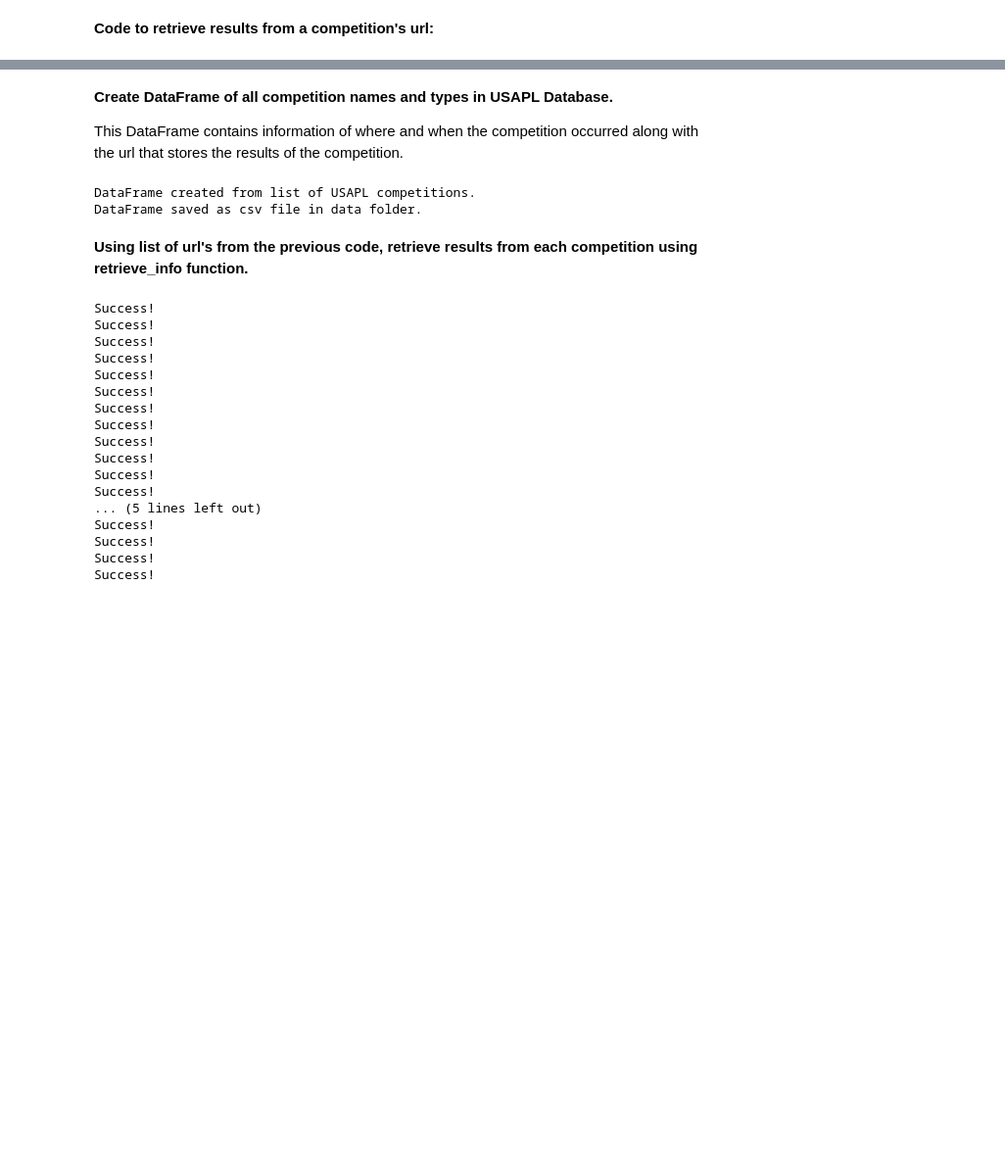
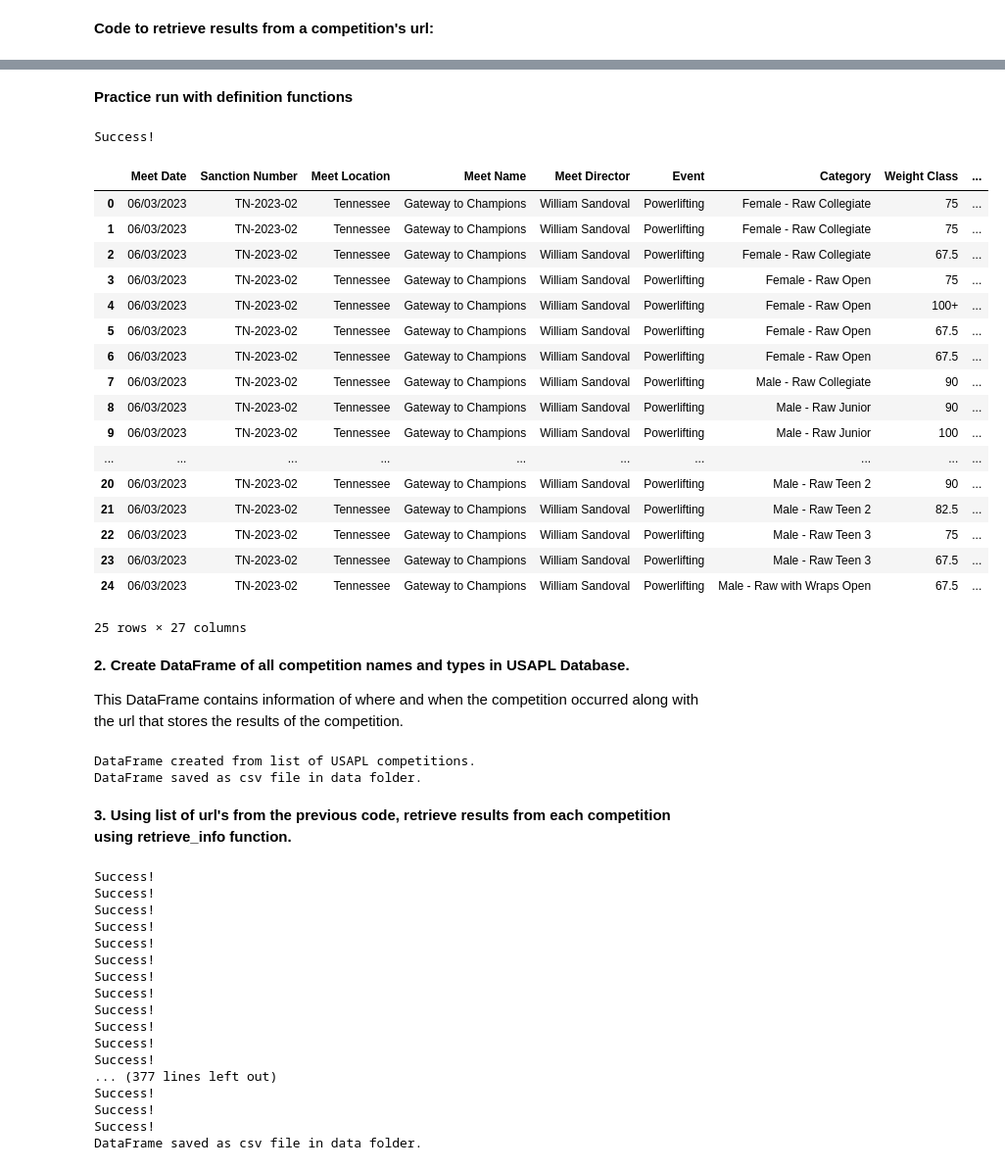
Before and after one commit to marieljum/midcourse_powerlifting, a Jupyter notebook: notebooks/midcourse-powerlifting.ipynb, the cells around one changed output, grey strips where cells are left out. Shown at 98% size. Drawn from its saved outputs; the diff is of its cells as text; code cells hidden in the pictures; blank space fills up the shorter version.

Commit message:
Updated Python function code to find missing data from other urls

```diff
--- a/notebooks/midcourse-powerlifting.ipynb
+++ b/notebooks/midcourse-powerlifting.ipynb
@@ -242,7 +91,13 @@ def retrieve_info(url):
                                 drug_tested = td_tags[19].get_text().strip()
 
                                 # Find the previous th tag for the event
-                                event = tr_tag.find_previous('th', 'competition_view_event').get_text().strip()
+                                event_tag = tr_tag.find_previous('th', 'competition_view_event')
+
+                                if event_tag:
+                                    event = event_tag.get_text().strip()
+
+                                else:
+                                    event = None
 
                                 # Create a dictionary for each row
                                 meet_results_data = {
@@ -296,7 +151,7 @@ def retrieve_info(url):
                             'Sanction Number': [sanction_num] * len(results),
                             'Meet Location': [state] * len(results),
                             'Meet Director': [meet_director] * len(results)
-                        }, index=results_df.index)
+                        }, index= meet_results_df.index)
 
                         # Concatenate the dataframes along the columns
                         results_df = pd.concat([meet_info_df, meet_results_df], axis=1)
@@ -313,7 +168,7 @@ def retrieve_info(url):
 
                     #Reorder columns in the DataFrame
                     column_order = [
-                        'Meet Date', 'Meet Location', 'Meet Name', 'Meet Director',
+                        'Meet Date', 'Sanction Number', 'Meet Location', 'Meet Name', 'Meet Director',
                         'Event', 'Category', 'Weight Class', 'Placement', 'Name',
                         'Year of Birth', 'Team', 'State', 'Lot', 'Weight',
                         'Squat 1', 'Squat 2', 'Squat 3', 'Bench Press 1',
@@ -332,8 +187,34 @@ def retrieve_info(url):
 
     except Exception as e:
         print(f'Error retrieving data from {url}: {e}')
+# %% [markdown]
+**Practice run with definition functions**
+# %%
+url = 'https://usapl.liftingdatabase.com/competitions-view?id=120652'
+df = retrieve_info(url)
+display(df)
+# %% [output]
+Success!
+|  | Meet Date | Sanction Number | Meet Location | Meet Name | Meet Director | Event | Category | Weight Class | ... |
+| 0 | 06/03/2023 | TN-2023-02 | Tennessee | Gateway to Champions | William Sandoval | Powerlifting | Female - Raw Collegiate | 75 | ... |
+| 1 | 06/03/2023 | TN-2023-02 | Tennessee | Gateway to Champions | William Sandoval | Powerlifting | Female - Raw Collegiate | 75 | ... |
+| 2 | 06/03/2023 | TN-2023-02 | Tennessee | Gateway to Champions | William Sandoval | Powerlifting | Female - Raw Collegiate | 67.5 | ... |
+| 3 | 06/03/2023 | TN-2023-02 | Tennessee | Gateway to Champions | William Sandoval | Powerlifting | Female - Raw Open | 75 | ... |
+| 4 | 06/03/2023 | TN-2023-02 | Tennessee | Gateway to Champions | William Sandoval | Powerlifting | Female - Raw Open | 100+ | ... |
+| 5 | 06/03/2023 | TN-2023-02 | Tennessee | Gateway to Champions | William Sandoval | Powerlifting | Female - Raw Open | 67.5 | ... |
+| 6 | 06/03/2023 | TN-2023-02 | Tennessee | Gateway to Champions | William Sandoval | Powerlifting | Female - Raw Open | 67.5 | ... |
+| 7 | 06/03/2023 | TN-2023-02 | Tennessee | Gateway to Champions | William Sandoval | Powerlifting | Male - Raw Collegiate | 90 | ... |
+| 8 | 06/03/2023 | TN-2023-02 | Tennessee | Gateway to Champions | William Sandoval | Powerlifting | Male - Raw Junior | 90 | ... |
+| 9 | 06/03/2023 | TN-2023-02 | Tennessee | Gateway to Champions | William Sandoval | Powerlifting | Male - Raw Junior | 100 | ... |
+| ... | ... | ... | ... | ... | ... | ... | ... | ... | ... |
+| 20 | 06/03/2023 | TN-2023-02 | Tennessee | Gateway to Champions | William Sandoval | Powerlifting | Male - Raw Teen 2 | 90 | ... |
+| 21 | 06/03/2023 | TN-2023-02 | Tennessee | Gateway to Champions | William Sandoval | Powerlifting | Male - Raw Teen 2 | 82.5 | ... |
+| 22 | 06/03/2023 | TN-2023-02 | Tennessee | Gateway to Champions | William Sandoval | Powerlifting | Male - Raw Teen 3 | 75 | ... |
+| 23 | 06/03/2023 | TN-2023-02 | Tennessee | Gateway to Champions | William Sandoval | Powerlifting | Male - Raw Teen 3 | 67.5 | ... |
+| 24 | 06/03/2023 | TN-2023-02 | Tennessee | Gateway to Champions | William Sandoval | Powerlifting | Male - Raw with Wraps Open | 67.5 | ... |
+25 rows × 27 columns
 # %% [markdown]
-**Create DataFrame of all competition names and types in USAPL Database.**
+**2. Create DataFrame of all competition names and types in USAPL Database.**
 
 This DataFrame contains information of where and when the competition occurred along with the url that stores the results of the competition.
 # %%
@@ -415,7 +296,7 @@ print('DataFrame saved as csv file in data folder.')
 DataFrame created from list of USAPL competitions.
 DataFrame saved as csv file in data folder.
 # %% [markdown]
-**Using list of url's from the previous code, retrieve results from each competition using retrieve_info function.**
+**3. Using list of url's from the previous code, retrieve results from each competition using retrieve_info function.**
 # %%
 dfs = []
 
@@ -428,7 +309,7 @@ for url in url_list:
 # Concatenate all DataFrames into one
 USAPL_powerlifting_df = pd.concat(dfs, ignore_index=True)
 
-USAPL_powerlifting_df.to_csv('../data/example.csv', index = False)
+USAPL_powerlifting_df.to_csv('../data/usapl.csv', index = False)
 print('DataFrame saved as csv file in data folder.')
 # %% [output]
 Success!
@@ -443,8 +324,8 @@ Success!
 Success!
 Success!
 Success!
-... (5 lines left out)
+... (377 lines left out)
 Success!
 Success!
 Success!
-Success!
+DataFrame saved as csv file in data folder.
```
Also changed, not shown: parts of 6 cells of this notebook, 4 other files.
